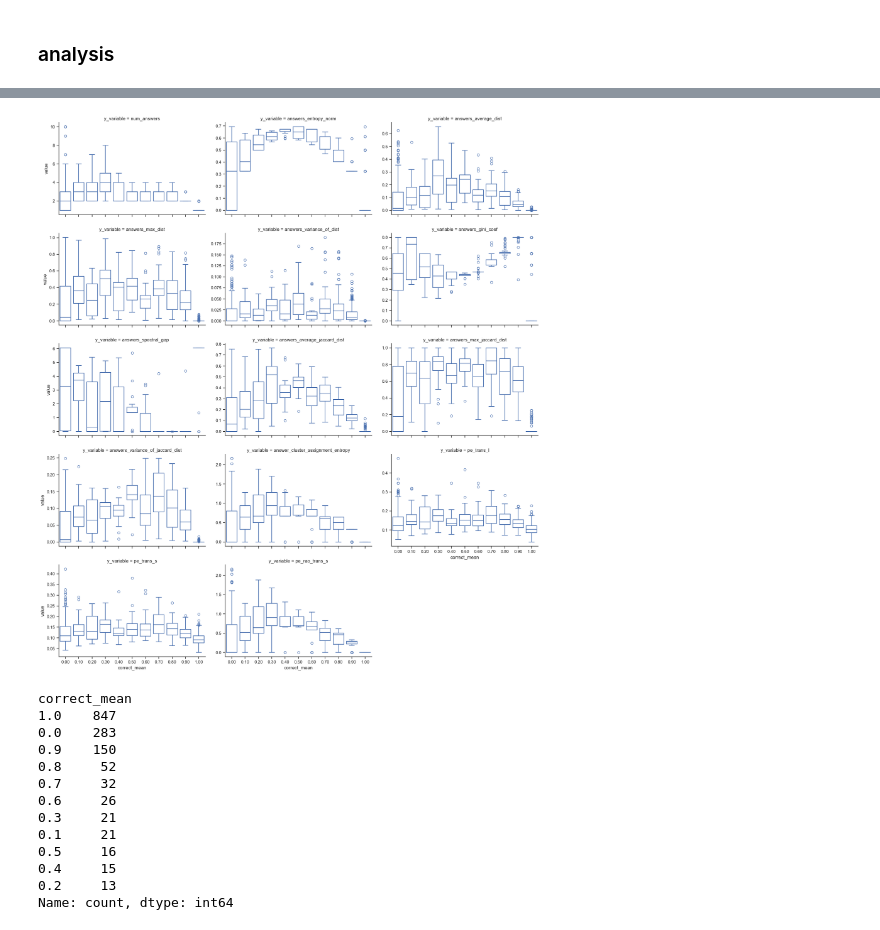
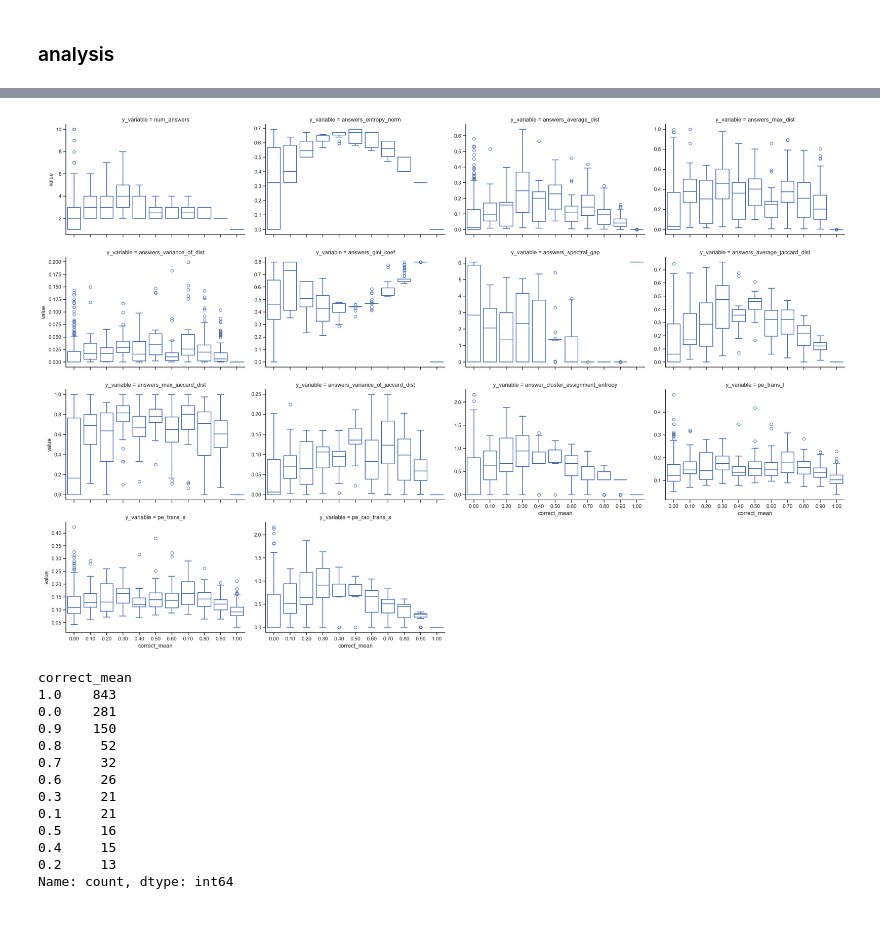
Before and after one commit to carloalbertobono/llm-uncertainty, a Jupyter notebook: pipeline-measures.ipynb, the cells around one changed output, grey strips where cells are left out. Cells and saved outputs as stored; diff of their text form; code cells hidden in the pictures.

```diff
--- a/pipeline-measures.ipynb
+++ b/pipeline-measures.ipynb
@@ -347,5 +348,5 @@ def cleanup_before_she_comes(mystr):
     # if ']' in mystr or '[' in mystr: print(mystr)
     return mystr
 
-a['answer_clean'] = a.answer.apply(lambda x: cleanup_before_she_comes(x)).str.lower()
+a['answer_clean'] = a.answer.apply(lambda x: cleanup_before_she_comes(x)).str.replace('<', '').str.replace('>', '').str.lower()
 a['right_answer_clean'] = a['right_answer'].str.replace('[description] ', '').str.replace('[desc] ', '').str.replace('[type] ', '').str.replace('<', '').str.replace('>', '')
@@ -1440,41 +1454,41 @@ sns.heatmap(corr_matrix, annot=True, cmap="coolwarm", fmt=".2f", linewidths=0.5,
 
 y_vars = ['num_answers',
           'answers_entropy_norm',
           'answers_average_dist',
           'answers_max_dist',
           'answers_variance_of_dist',
           'answers_gini_coef',
           'answers_spectral_gap',
           'answers_average_jaccard_dist',
           'answers_max_jaccard_dist',
           'answers_variance_of_jaccard_dist',
           'answer_cluster_assignment_entropy',
           'pe_trans_l',
           'pe_trans_s',
           'pe_rao_trans_s']
 
 # Reshape DataFrame to long format using `melt`
 aggro_melted = aggrodue.melt(id_vars=["correct_mean"], value_vars=y_vars,
                           var_name="y_variable", value_name="value")
 
 # Create FacetGrid for multiple y-variables
-g = sns.FacetGrid(aggro_melted, col="y_variable", height=4, aspect=1.5, sharex=True, sharey=False, col_wrap=3)
+g = sns.FacetGrid(aggro_melted, col="y_variable", height=4, aspect=1.5, sharex=True, sharey=False, col_wrap=4)
 
 # Map violin plot to each facet
 # g.map_dataframe(sns.violinplot, x="correct_mean", y="value", split=True, fill=False, inner="quart")
 g.map_dataframe(sns.boxplot, x="correct_mean", y="value", fill=False)
 
 for ax in g.axes.flat:
     ax.xaxis.set_major_formatter(mticker.FuncFormatter(lambda x, _: f"{x:.2f}"))
     ax.set_xticklabels([f"{tick:.2f}" for tick in sorted(aggro_melted["correct_mean"].unique())])
 # %% [output]
-[figure, old version]
+[figure, new version]
 # %%
 aggrodue.correct_mean.value_counts()
 # %% [output]
 correct_mean
-1.0    847
-0.0    283
+1.0    843
+0.0    281
 0.9    150
 0.8     52
 0.7     32
```
Also changed, not shown: parts of 50 cells of this notebook, 11 other files.
